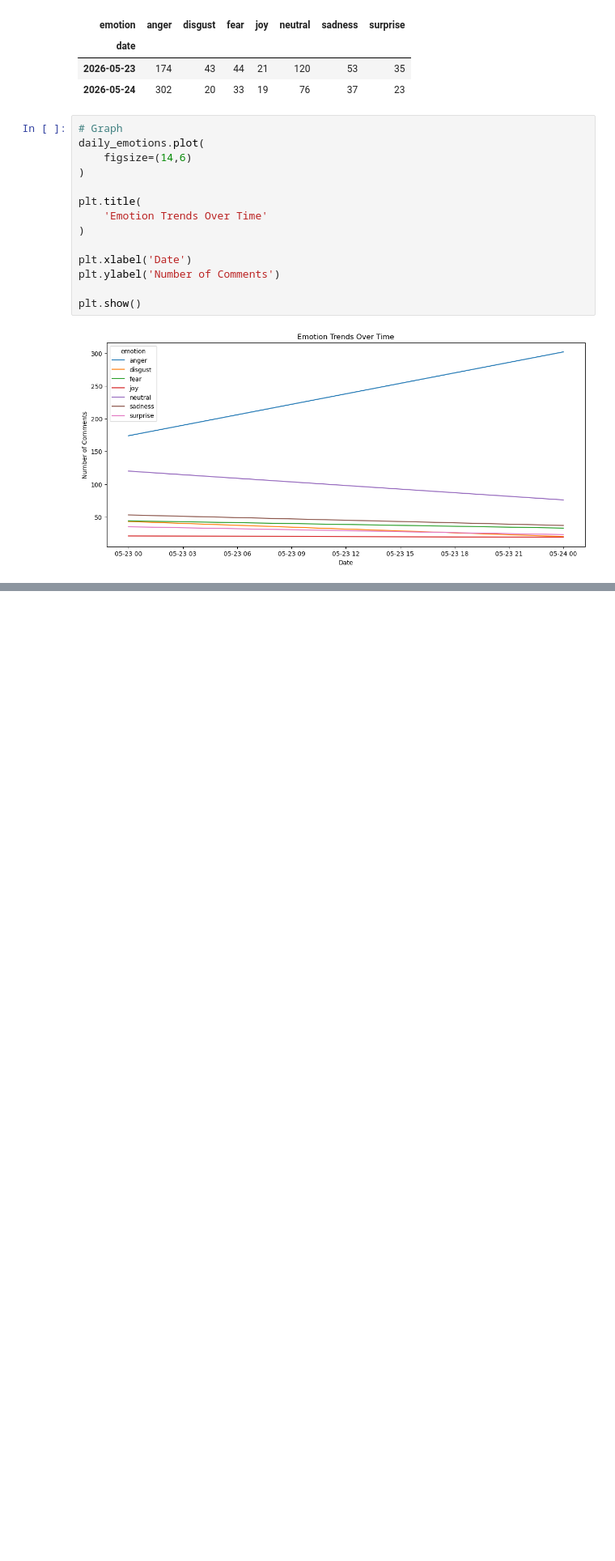
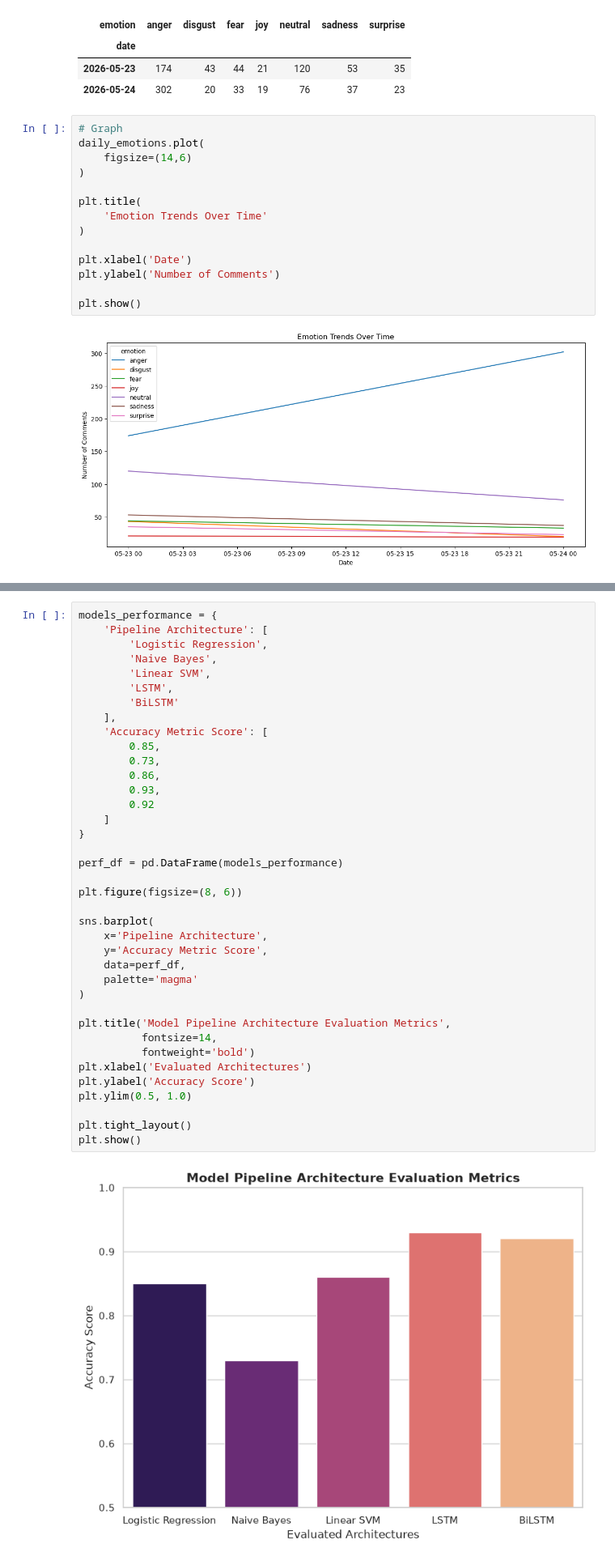
Before and after one commit to oshasho/SocialMediaComputing, a Jupyter notebook: SMCProject.ipynb, the cells around one changed output, grey strips where cells are left out. Shown at 81% size. Cells and saved outputs as stored; diff of their text form; blank space fills up the shorter version.

```diff
--- a/SMCProject.ipynb
+++ b/SMCProject.ipynb
@@ -1405,0 +1546,40 @@ plt.show()
+# %%
+models_performance = {
+    'Pipeline Architecture': [
+        'Logistic Regression',
+        'Naive Bayes',
+        'Linear SVM',
+        'LSTM',
+        'BiLSTM'
+    ],
+    'Accuracy Metric Score': [
+        0.85,
+        0.73,
+        0.86,
+        0.93,
+        0.92
+    ]
+}
+
+perf_df = pd.DataFrame(models_performance)
+
+plt.figure(figsize=(8, 6))
+
+sns.barplot(
+    x='Pipeline Architecture',
+    y='Accuracy Metric Score',
+    data=perf_df,
+    palette='magma'
+)
+
+plt.title('Model Pipeline Architecture Evaluation Metrics',
+          fontsize=14,
+          fontweight='bold')
+plt.xlabel('Evaluated Architectures')
+plt.ylabel('Accuracy Score')
+plt.ylim(0.5, 1.0)
+
+plt.tight_layout()
+plt.show()
+# %% [output]
+[figure, added]
```
Also changed, not shown: parts of 14 cells of this notebook, 1 other file.
